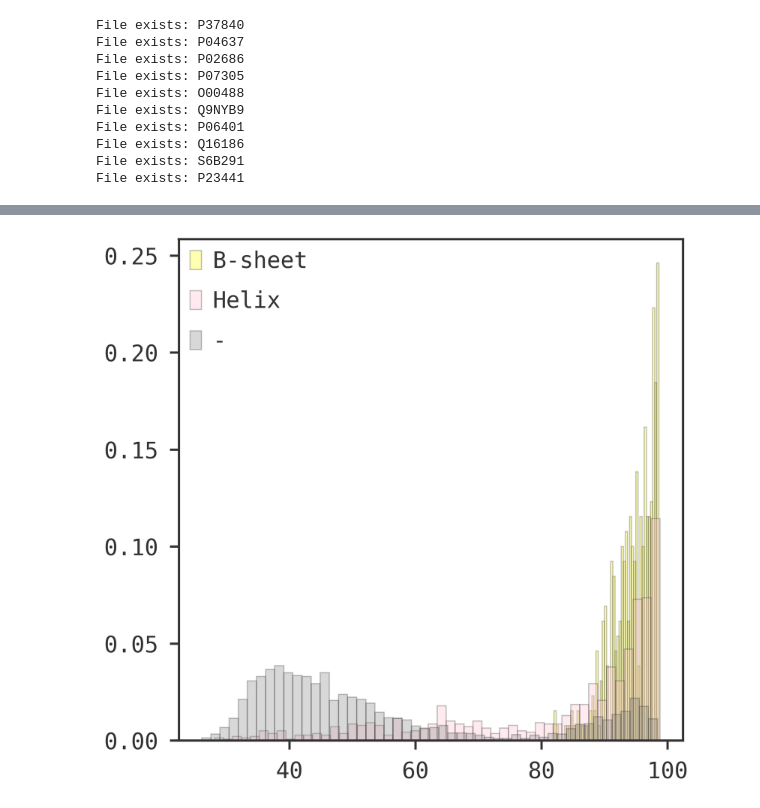
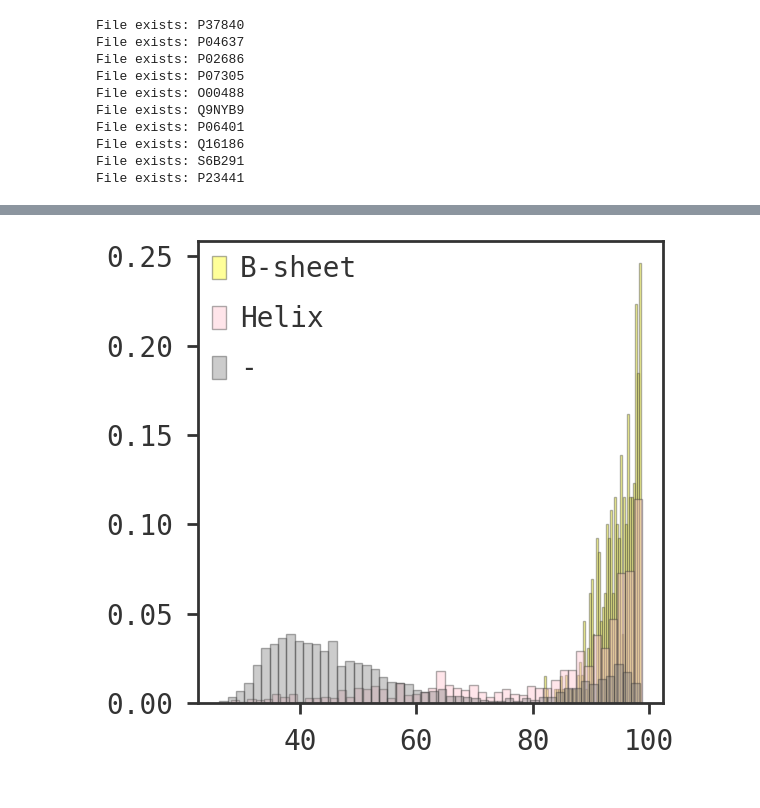
Before and after one commit to francosimonetti/disorder_flavours, a Jupyter notebook: get_AF_data.ipynb, the cells around one changed output, grey strips where cells are left out. Saved outputs shown, nothing was run; the diff lists cells and outputs as text; code cells hidden in the pictures.

```diff
--- a/get_AF_data.ipynb
+++ b/get_AF_data.ipynb
@@ -163,10 +163,14 @@ def parse_AF_CIF(file):
 # %%
 AF_dict = dict()
 
-for unip in target_uniprots:
+for i, unip in enumerate(target_uniprots):
     file = f"./AF/AF-{unip}-F1-model_v4.cif"
     seq, pLDDT, dssp = parse_AF_CIF(file)
     AF_dict[unip] = dict()
     AF_dict[unip]["seq"] = seq
     AF_dict[unip]["pLDDT"] = pLDDT
-    AF_dict[unip]["DSSP"] = dssp
+    AF_dict[unip]["disorder"] = mannots[uniprots.index(unip)]
+    AF_dict[unip]["ss"] = dssp
+    if AF_dict[unip]["seq"] == msequences[uniprots.index(unip)]:
+        if len(AF_dict[unip]["disorder"]) == len(AF_dict[unip]['seq']):
+            print("OK")
@@ -173,7 +187,0 @@ for unip in target_uniprots:
-# %%
-for i in range(len(uniprots)):
-    if msequences[i] == AF_dict[uniprots[i]]["seq"]:
-        print("OK")
-    else:
-        print(uniprots[i])
-        raise
@@ -201,15 +198,15 @@ ix_NA = [i for i in range(len(cat)) if cat[i] == "-"]
 ix_H = [i for i in range(len(cat)) if cat[i] == "H"]
 ix_B = [i for i in range(len(cat)) if cat[i] == "B"]
 # %%
-fig = plt.figure(figsize=(8,8))
+fig = plt.figure(figsize=(6,6), dpi=100)
 ax = fig.add_subplot(111)
-ax.hist(x[ix_B], bins=50, density=True, label="B-sheet", alpha=0.3, color='yellow')
-ax.hist(x[ix_H], bins=50, density=True, label="Helix", alpha=0.3, color="pink")
-ax.hist(x[ix_NA], bins=50, density=True, label="-", alpha=0.3, color='gray')
+ax.hist(x[ix_B], bins=50, density=True, label="B-sheet", alpha=0.4, color='yellow')
+ax.hist(x[ix_H], bins=50, density=True, label="Helix", alpha=0.4, color="pink")
+ax.hist(x[ix_NA], bins=50, density=True, label="-", alpha=0.4, color='gray')
 ax.legend()
 plt.show()
 # %% [output]
-[figure, old version]
+[figure, new version]
 # %%
 with open("AF2_testset.json", 'w') as outfmt:
     json.dump(AF_dict, outfmt)
```
Also changed, not shown: parts of 4 cells of this notebook, 3 other files.
